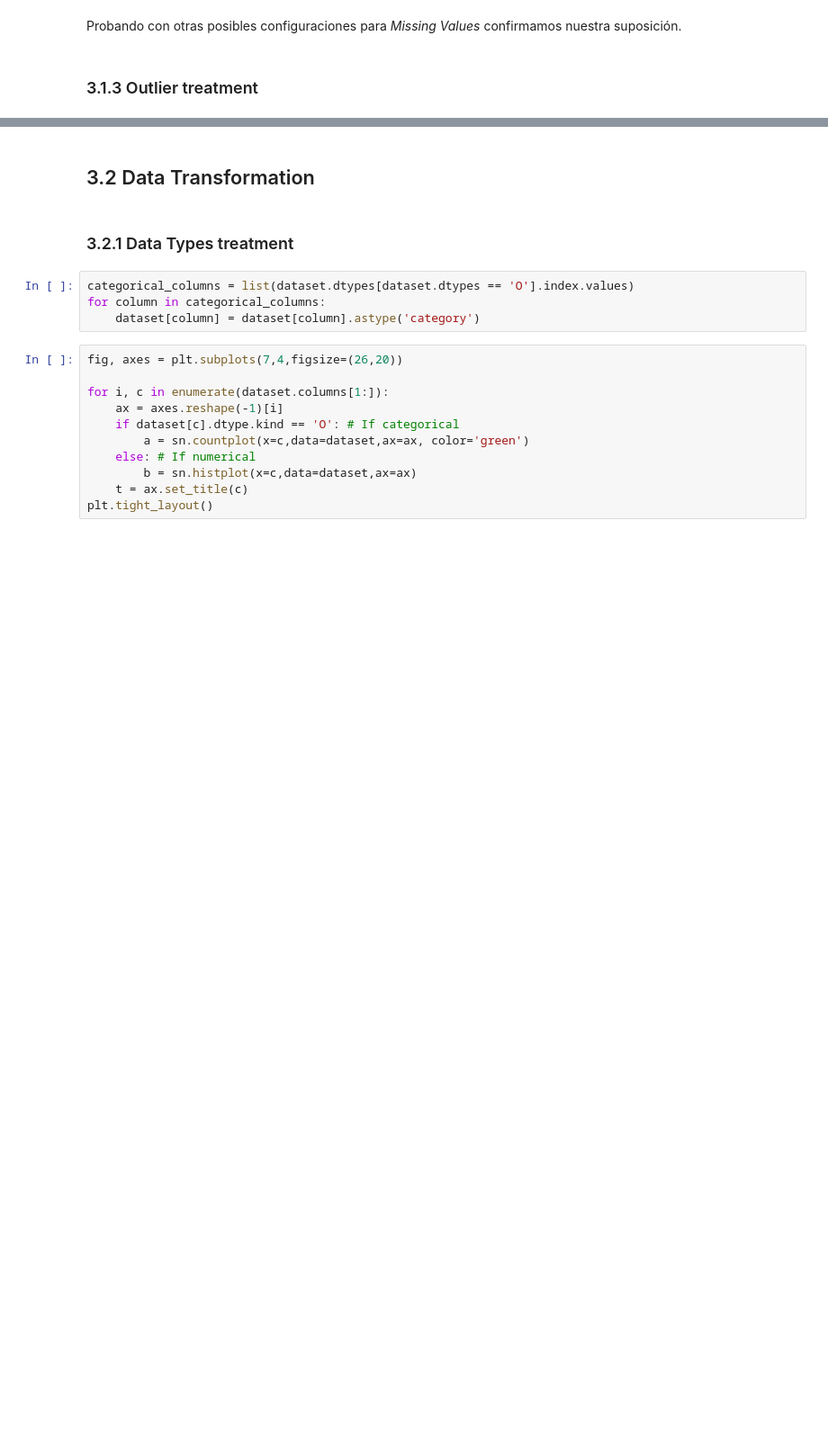
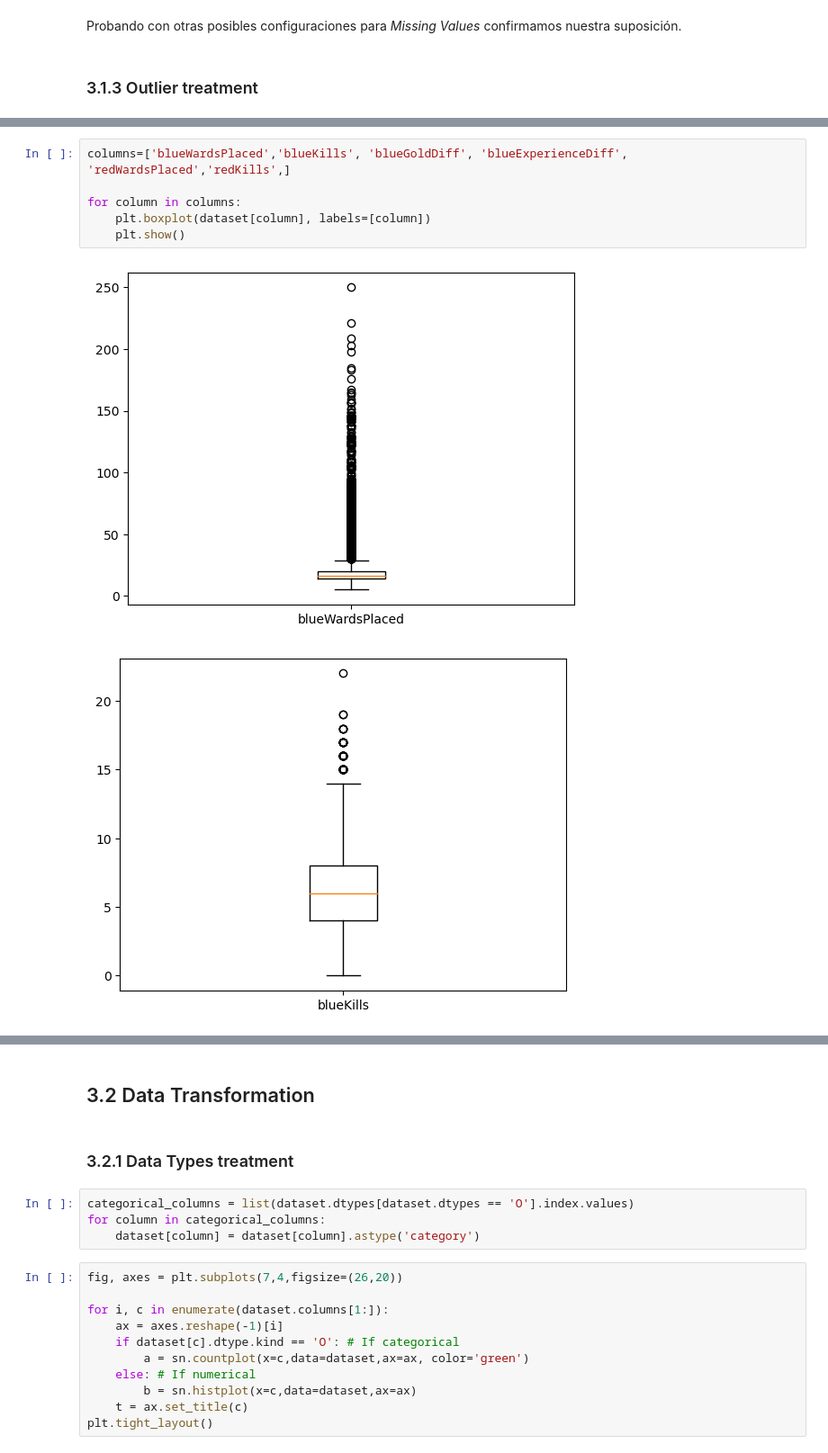
Before and after one commit to 0J0P0/Machine-Learning-Project, a Jupyter notebook: project.ipynb, the cells around one changed output, grey strips where cells are left out. Shown at 90% size. Cells and saved outputs as stored; diff of their text form; blank space fills up the shorter version.

```diff
--- a/project.ipynb
+++ b/project.ipynb
@@ -333,0 +250,9 @@ En general la diferencia de experiencia y oro estan correlacionadas por lo que a
+# %%
+columns=['blueWardsPlaced','blueKills', 'blueGoldDiff', 'blueExperienceDiff', 'redWardsPlaced','redKills',]
+
+for column in columns:
+    plt.boxplot(dataset[column], labels=[column])
+    plt.show()
+# %% [output]
+[figure, added]
+[figure, added]
```
Also changed, not shown: parts of 41 cells of this notebook.
